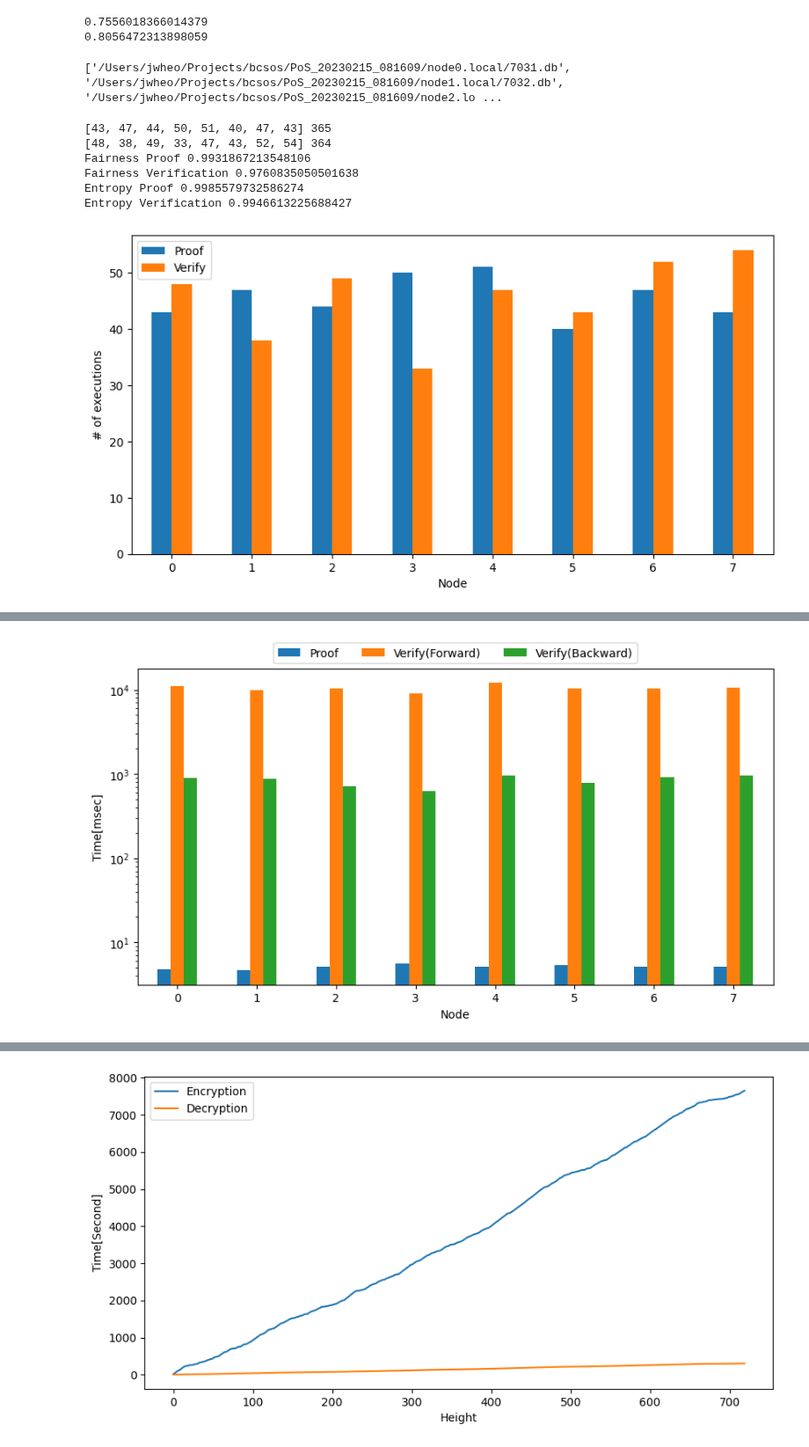
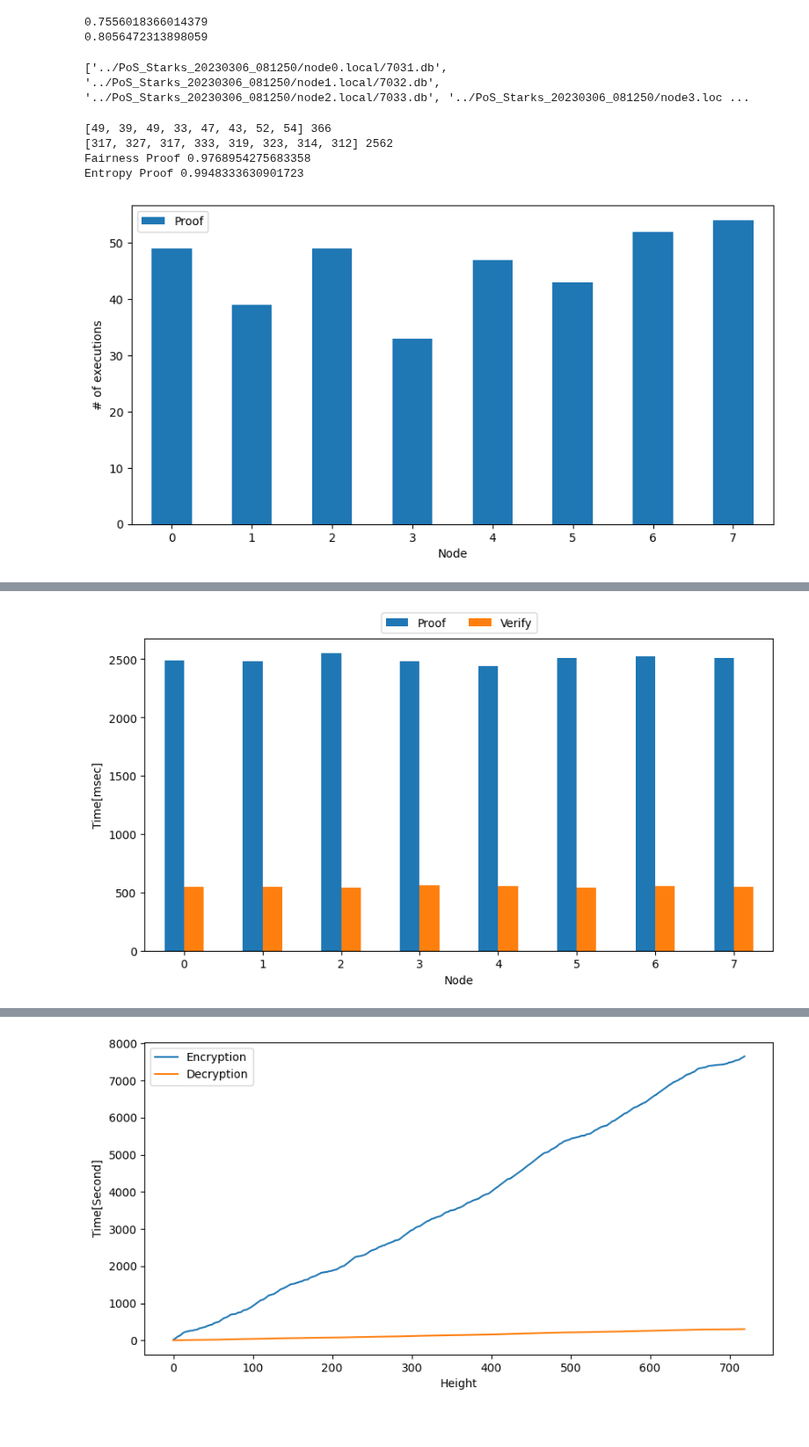
Before and after one commit to JunwookHeo/bcsos, a Jupyter notebook: python_utils/VisualPoS.ipynb, the cells around one changed output, grey strips where cells are left out. Shown at 88% size. Saved outputs shown, nothing was run; the diff lists cells and outputs as text; code cells hidden in the pictures; blank space fills up the shorter version.

```diff
--- a/python_utils/VisualPoS.ipynb
+++ b/python_utils/VisualPoS.ipynb
@@ -68,8 +68,8 @@ print(fairnessnorm(values_list[1]))
 import os
 
 #PATH = "../blockchainnode/db_nodes"
-# PATH = "/Users/jwheo/Projects/bcsos/PoS_20221130_083413"
-PATH = "/Users/jwheo/Projects/bcsos/PoS_20230215_081609"
+# PATH = "../PoS_20221130_083413"
+PATH = "../PoS_Starks_20230306_081250"
 
 fdbs = [os.path.join(PATH, f) for f in os.listdir(PATH) if f.split(".")[-1] == 'db']
 if len(fdbs) == 0:
@@ -81,7 +81,7 @@ if len(fdbs) == 0:
 fdbs.sort()
 print(fdbs)
 # %% [output]
-['/Users/jwheo/Projects/bcsos/PoS_20230215_081609/node0.local/7031.db', '/Users/jwheo/Projects/bcsos/PoS_20230215_081609/node1.local/7032.db', '/Users/jwheo/Projects/bcsos/PoS_20230215_081609/node2.lo ...
+['../PoS_Starks_20230306_081250/node0.local/7031.db', '../PoS_Starks_20230306_081250/node1.local/7032.db', '../PoS_Starks_20230306_081250/node2.local/7033.db', '../PoS_Starks_20230306_081250/node3.loc ...
 # %%
 # Count chart for proof and verify
 from matplotlib import pyplot as plt
@@ -98,27 +98,25 @@ for i, df in enumerate(dfs):
     verif.append(df.shape[0])
 print(verif, sum(verif))
 
-ch_list = [proof, verif]
+ch_list = [proof]
 bdf = pd.DataFrame(ch_list).transpose()
-bdf.columns = ['Proof', 'Verify']
+bdf.columns = ['Proof']
 ax = bdf.plot.bar(rot=0, figsize=(10, 5))
 plt.xlabel("Node")
 plt.ylabel("# of executions")
 plt.savefig('Num_Prover_Verifier.png', dpi=300, bbox_inches='tight')
 
 print('Fairness Proof', fairnessnorm(proof))
-print('Fairness Verification', fairnessnorm(verif))
+# print('Fairness Verification', fairnessnorm(verif))
 
 print('Entropy Proof', entropynorm(proof))
-print('Entropy Verification', entropynorm(verif))
+# print('Entropy Verification', entropynorm(verif))
 # %% [output]
-[43, 47, 44, 50, 51, 40, 47, 43] 365
-[48, 38, 49, 33, 47, 43, 52, 54] 364
-Fairness Proof 0.9931867213548106
-Fairness Verification 0.9760835050501638
-Entropy Proof 0.9985579732586274
-Entropy Verification 0.9946613225688427
+[49, 39, 49, 33, 47, 43, 52, 54] 366
+[317, 327, 317, 333, 319, 323, 314, 312] 2562
+Fairness Proof 0.9768954275683358
+Entropy Proof 0.9948333630901723
-[figure, old version]
+[figure, new version]
 # %%
 # Avg. Time chart for proof and verify
 from matplotlib import pyplot as plt
@@ -132,27 +130,27 @@ for i, df in enumerate(dfs):
 
 dfs = load_data_from_db(fdbs, 'veriftbl')
 veriffwd = []
-verifrev = []
+# verifrev = []
 for i, df in enumerate(dfs):
     veriffwd.append(df['timeveriffwd'].mean()/unit)
-    verifrev.append(df['timeverifrev'].mean()/unit)
+    # verifrev.append(df['timeverifrev'].mean()/unit)
 # print(veriffwd)
 # print(verifrev)
 
-ch_list = [proof, veriffwd, verifrev]
+ch_list = [proof, veriffwd]
 bdf = pd.DataFrame(ch_list).transpose()
-bdf.columns = ['Proof', 'Verify(Forward)', 'Verify(Backward)']
+bdf.columns = ['Proof', 'Verify']
 ax = bdf.plot.bar(rot=0, figsize=(10, 5))
 plt.xlabel("Node")
 plt.ylabel("Time[msec]")
 # plt.legend(loc='right')
-ax.set_yscale('log')
+# ax.set_yscale('log')
 ax.legend(loc='upper center', bbox_to_anchor=(0.5, 1.1),
           fancybox=True, shadow=False, ncol=5)
 
 plt.savefig('Avg_Time_Proof_Verify.png', dpi=300, bbox_inches='tight')
 
 print('Avg Proof[msec]', sum(proof)/len(proof))
-print('Avg Verif Fwd[msec]', sum(veriffwd)/len(veriffwd))
-print('Avg Verif Back[msec]', sum(verifrev)/len(verifrev))
+print('Avg Verif[msec]', sum(veriffwd)/len(veriffwd))
+# print('Avg Verif Back[msec]', sum(verifrev)/len(verifrev))
 # %% [output]
@@ -162,4 +174,4 @@ Avg Verif Back[msec] 841.9852126287291
-[figure, old version]
+[figure, new version]
 # %%
 # Avg. Size chart for proof
 from matplotlib import pyplot as plt
```
Also changed, not shown: parts of 6 cells of this notebook, 1 other file.
